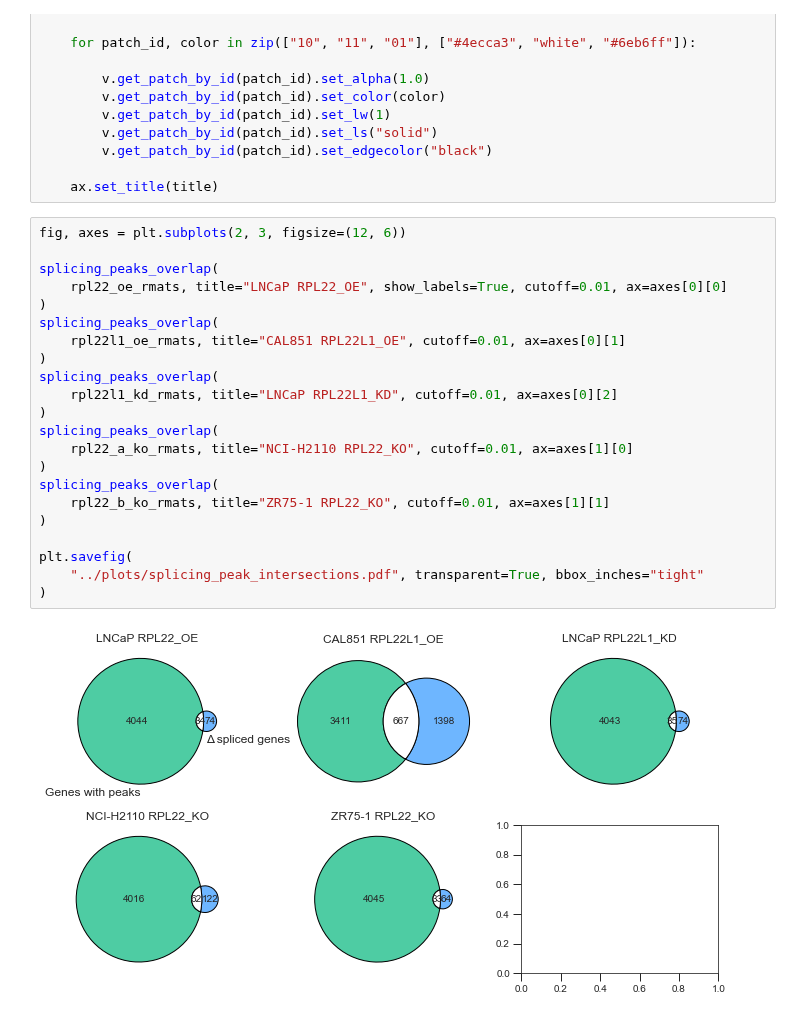
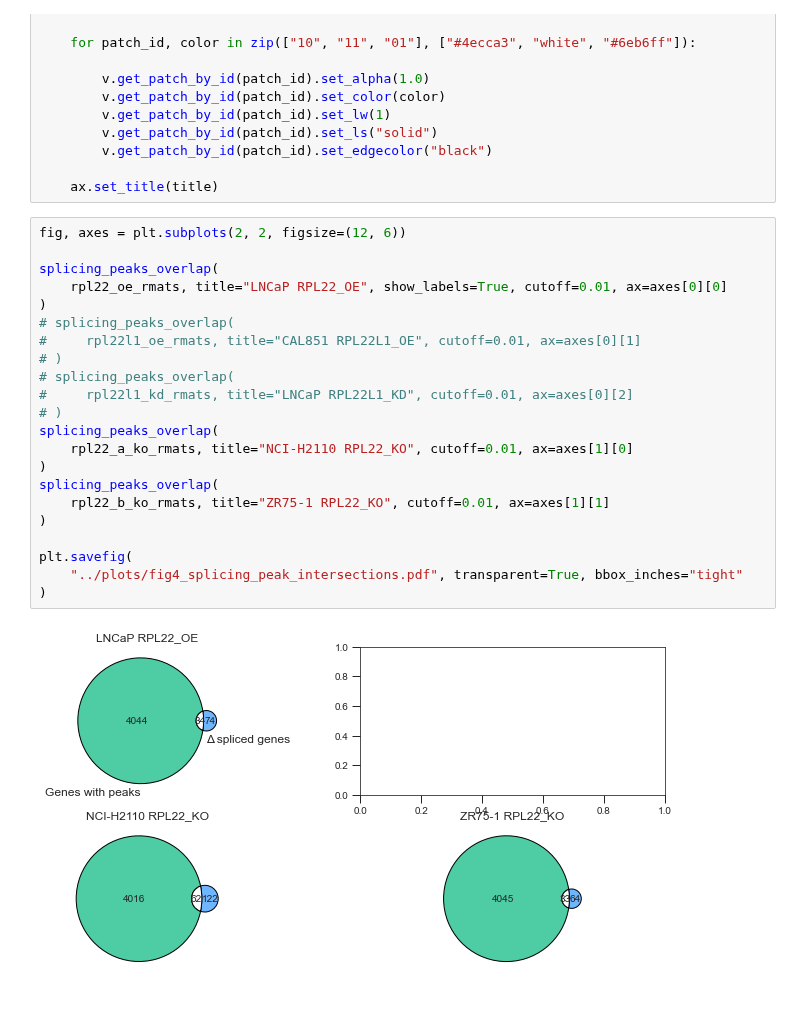
Before and after one commit to kevinhu/mdm4-splicing, a Jupyter notebook: notebooks/a10_peak-intersections.ipynb, the cells around one changed output. Drawn from its saved outputs; the diff is of its cells as text.

Commit message:
Remake figures

```diff
--- a/notebooks/a10_peak-intersections.ipynb
+++ b/notebooks/a10_peak-intersections.ipynb
@@ -212,26 +212,26 @@ def splicing_peaks_overlap(rmats, cutoff, title, show_labels=False, ax=None):
 
     ax.set_title(title)
 # %%
-fig, axes = plt.subplots(2, 3, figsize=(12, 6))
+fig, axes = plt.subplots(2, 2, figsize=(12, 6))
 
 splicing_peaks_overlap(
     rpl22_oe_rmats, title="LNCaP RPL22_OE", show_labels=True, cutoff=0.01, ax=axes[0][0]
 )
-splicing_peaks_overlap(
-    rpl22l1_oe_rmats, title="CAL851 RPL22L1_OE", cutoff=0.01, ax=axes[0][1]
-)
-splicing_peaks_overlap(
-    rpl22l1_kd_rmats, title="LNCaP RPL22L1_KD", cutoff=0.01, ax=axes[0][2]
-)
+# splicing_peaks_overlap(
+#     rpl22l1_oe_rmats, title="CAL851 RPL22L1_OE", cutoff=0.01, ax=axes[0][1]
+# )
+# splicing_peaks_overlap(
+#     rpl22l1_kd_rmats, title="LNCaP RPL22L1_KD", cutoff=0.01, ax=axes[0][2]
+# )
 splicing_peaks_overlap(
     rpl22_a_ko_rmats, title="NCI-H2110 RPL22_KO", cutoff=0.01, ax=axes[1][0]
 )
 splicing_peaks_overlap(
     rpl22_b_ko_rmats, title="ZR75-1 RPL22_KO", cutoff=0.01, ax=axes[1][1]
 )
 
 plt.savefig(
-    "../plots/splicing_peak_intersections.pdf", transparent=True, bbox_inches="tight"
+    "../plots/fig4_splicing_peak_intersections.pdf", transparent=True, bbox_inches="tight"
 )
 # %% [output]
-[figure, old version]
+[figure, new version]
```
Also changed, not shown: 33 other files.
